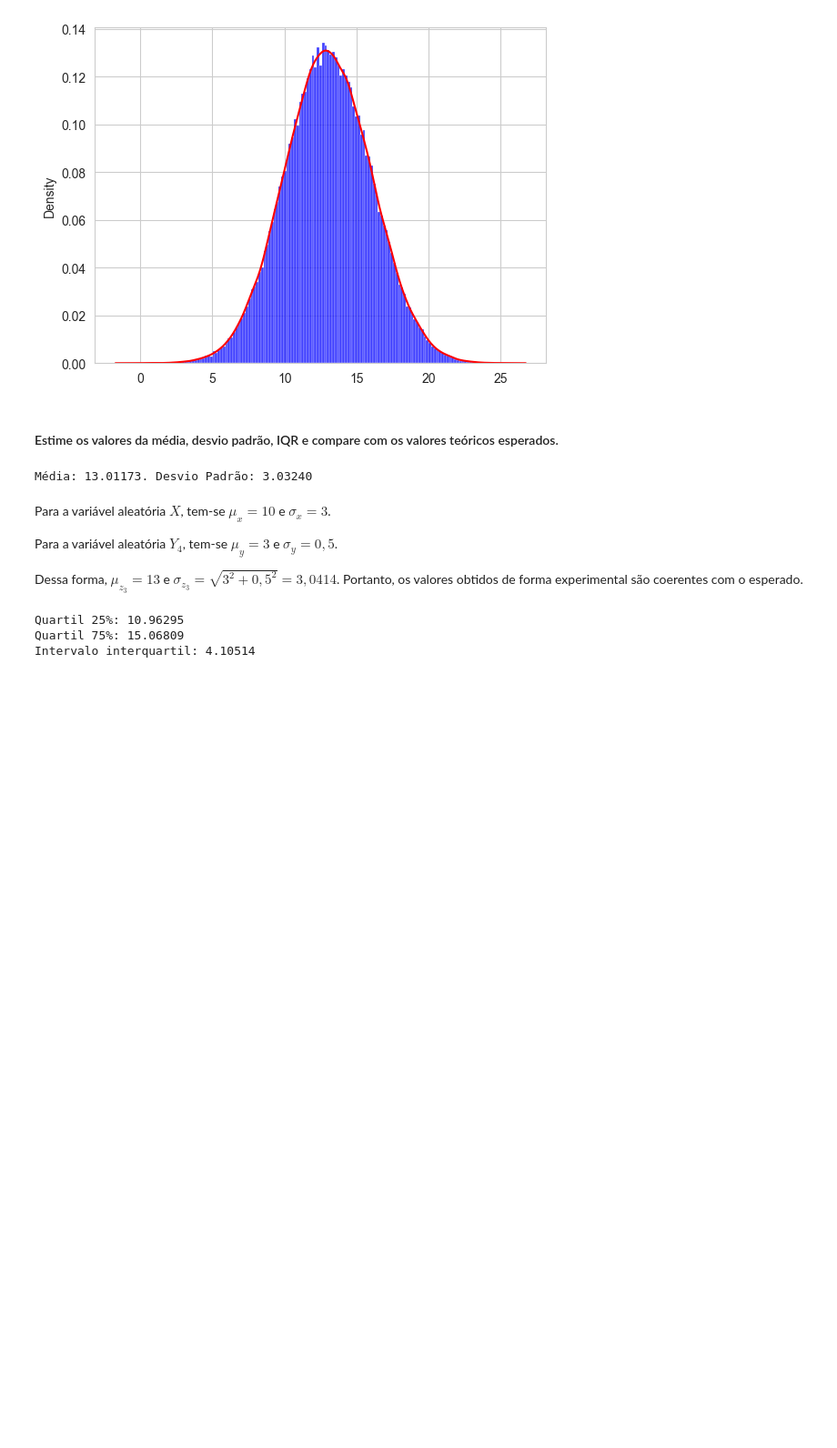
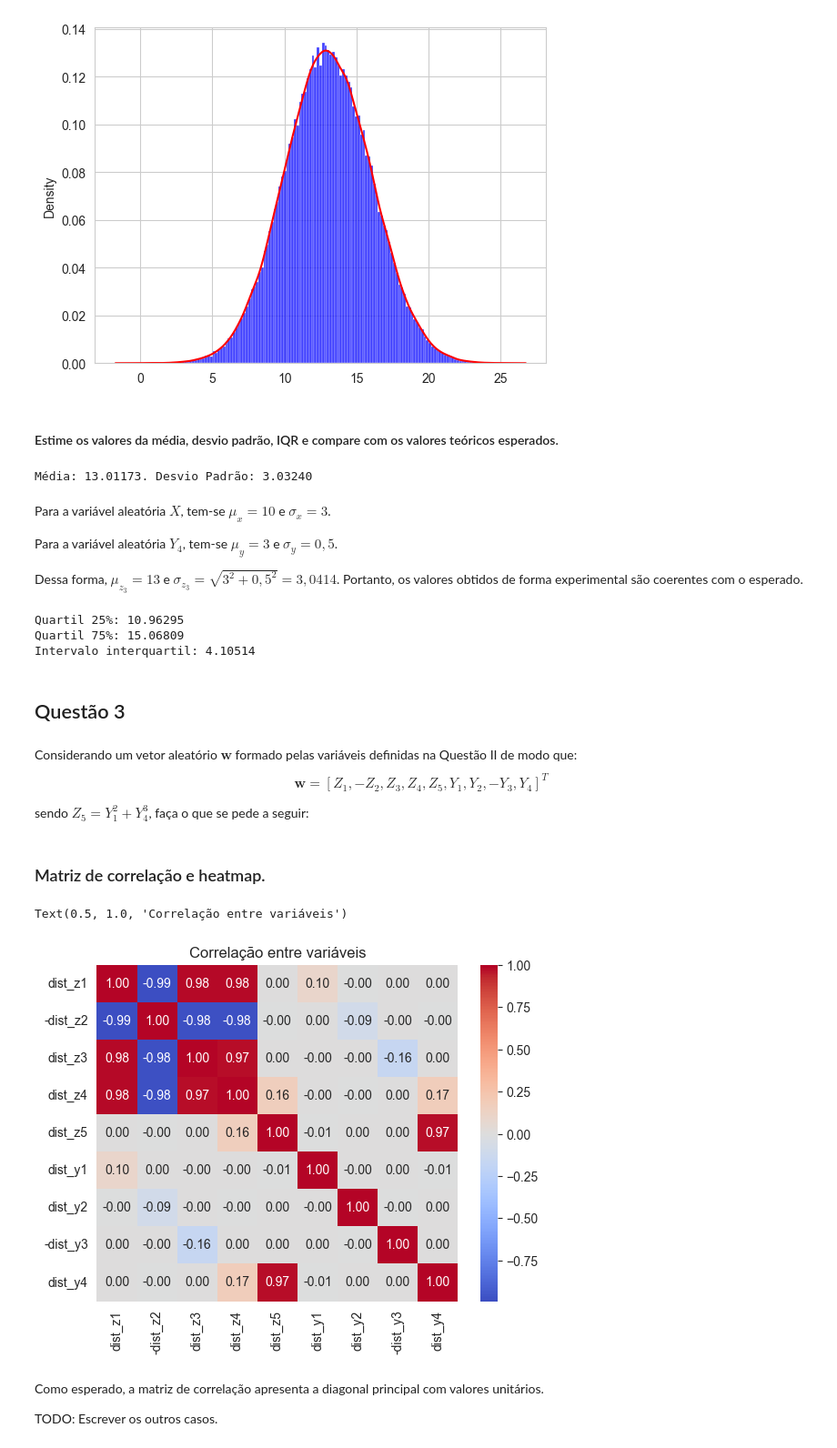
Before and after one commit to ricardoamachado/ENGA74, a Jupyter notebook: Atividade2/atividade2.ipynb, the cells around one changed output. Shown at 91% size. Cells and saved outputs as stored; diff of their text form; code cells hidden in the pictures; blank space fills up the shorter version.

Commit message:
Insert correlação e heatmap

```diff
--- a/Atividade2/atividade2.ipynb
+++ b/Atividade2/atividade2.ipynb
@@ -306,3 +306,29 @@ print(f"Intervalo interquartil: {iqr(dist_z4):.5f}")
 Quartil 25%: 10.96295
 Quartil 75%: 15.06809
 Intervalo interquartil: 4.10514
+# %% [markdown]
+## Questão 3
+# %% [markdown]
+Considerando um vetor aleatório $\mathbf{w}$ formado pelas variáveis definidas na Questão II de modo que:
+$$\mathbf{w} = [Z_1, -Z_2, Z_3, Z_4, Z_5, Y_1, Y_2, -Y_3, Y_4]^T$$
+
+sendo $Z_5 = Y_1^2 + Y_4^3$, faça o que se pede a seguir:
+# %% [markdown]
+### Matriz de correlação e heatmap.
+# %%
+dist_z5 = dist_y1**2 + dist_y4**3
+
+vec_w = np.array([dist_z1, -dist_z2, dist_z3, dist_z4, dist_z5, dist_y1, dist_y2, -dist_y3, dist_y4])
+vec_w = vec_w.T
+df_w = pd.DataFrame(vec_w, columns=['dist_z1', '-dist_z2', 'dist_z3', 'dist_z4', 'dist_z5', 'dist_y1', 'dist_y2', '-dist_y3', 'dist_y4'])
+# %%
+# Correlação em forma de heatmap
+sns.heatmap(df_w.corr(method='pearson'), annot=True, fmt=".2f", cmap='coolwarm', center=0)
+plt.title('Correlação entre variáveis')
+# %% [output]
+Text(0.5, 1.0, 'Correlação entre variáveis')
+[figure, added]
+# %% [markdown]
+Como esperado, a matriz de correlação apresenta a diagonal principal com valores unitários.
+
+TODO: Escrever os outros casos.
```
